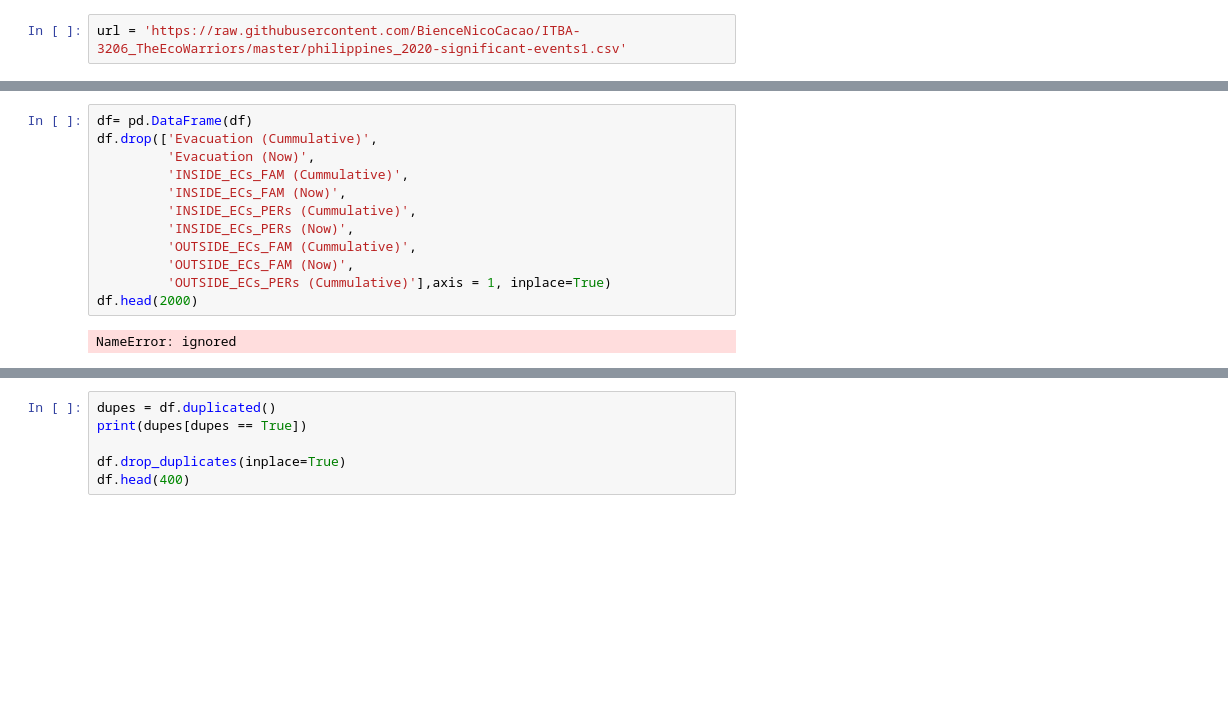
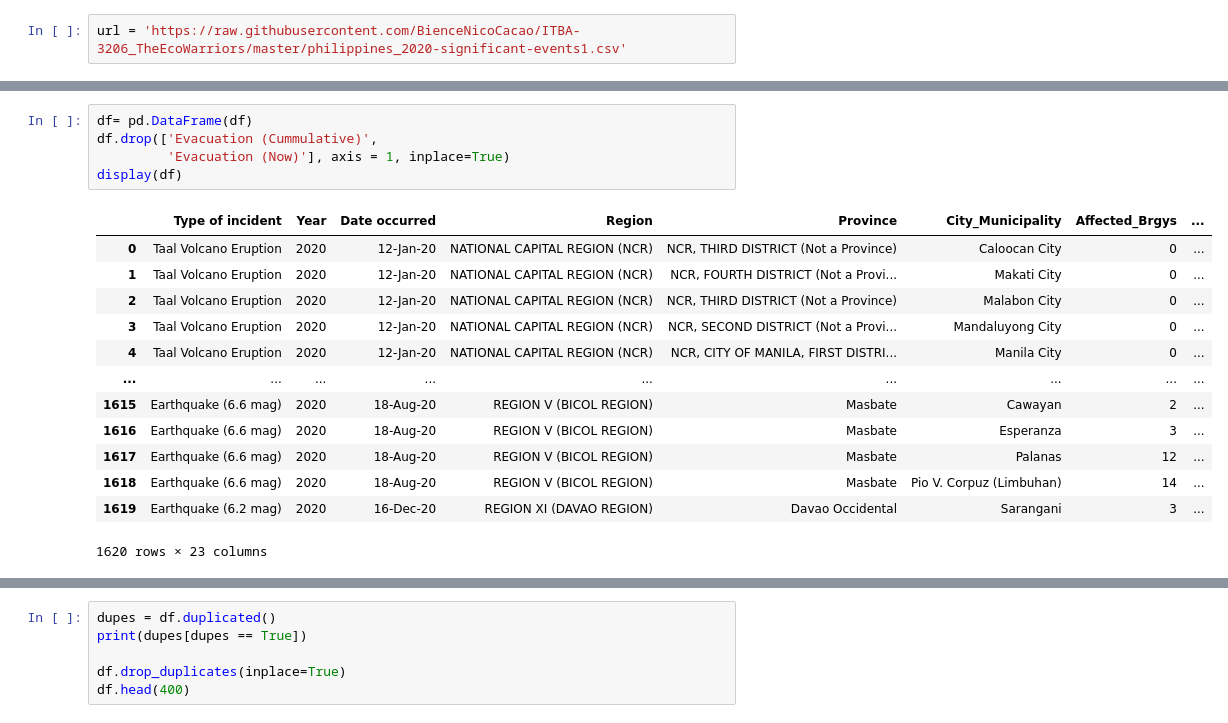
Before and after one commit to BienceNicoCacao/ITBA-3206_TeamDisastersAnalImpact-, a Jupyter notebook: Strategic_Preparedness_for_Disaster_with_DIA.ipynb, the cells around one changed output, grey strips where cells are left out. Saved outputs shown, nothing was run; the diff lists cells and outputs as text; blank space fills up the shorter version.

```diff
--- a/Strategic_Preparedness_for_Disaster_with_DIA.ipynb
+++ b/Strategic_Preparedness_for_Disaster_with_DIA.ipynb
@@ -17,14 +31,19 @@ df.head(1621)
 # %%
 df= pd.DataFrame(df)
 df.drop(['Evacuation (Cummulative)',
-         'Evacuation (Now)',
-         'INSIDE_ECs_FAM (Cummulative)',
-         'INSIDE_ECs_FAM (Now)',
-         'INSIDE_ECs_PERs (Cummulative)',
-         'INSIDE_ECs_PERs (Now)',
-         'OUTSIDE_ECs_FAM (Cummulative)',
-         'OUTSIDE_ECs_FAM (Now)',
-         'OUTSIDE_ECs_PERs (Cummulative)'],axis = 1, inplace=True)
-df.head(2000)
+         'Evacuation (Now)'], axis = 1, inplace=True)
+display(df)
 # %% [output]
+|  | Type of incident | Year | Date occurred | Region | Province | City_Municipality | Affected_Brgys | ... |
+| 0 | Taal Volcano Eruption | 2020 | 12-Jan-20 | NATIONAL CAPITAL REGION (NCR) | NCR, THIRD DISTRICT (Not a Province) | Caloocan City | 0 | ... |
+| 1 | Taal Volcano Eruption | 2020 | 12-Jan-20 | NATIONAL CAPITAL REGION (NCR) | NCR, FOURTH DISTRICT (Not a Provi... | Makati City | 0 | ... |
+| 2 | Taal Volcano Eruption | 2020 | 12-Jan-20 | NATIONAL CAPITAL REGION (NCR) | NCR, THIRD DISTRICT (Not a Province) | Malabon City | 0 | ... |
+| 3 | Taal Volcano Eruption | 2020 | 12-Jan-20 | NATIONAL CAPITAL REGION (NCR) | NCR, SECOND DISTRICT (Not a Provi... | Mandaluyong City | 0 | ... |
+| 4 | Taal Volcano Eruption | 2020 | 12-Jan-20 | NATIONAL CAPITAL REGION (NCR) | NCR, CITY OF MANILA, FIRST DISTRI... | Manila City | 0 | ... |
+| ... | ... | ... | ... | ... | ... | ... | ... | ... |
+| 1615 | Earthquake (6.6 mag) | 2020 | 18-Aug-20 | REGION V (BICOL REGION) | Masbate | Cawayan | 2 | ... |
+| 1616 | Earthquake (6.6 mag) | 2020 | 18-Aug-20 | REGION V (BICOL REGION) | Masbate | Esperanza | 3 | ... |
+| 1617 | Earthquake (6.6 mag) | 2020 | 18-Aug-20 | REGION V (BICOL REGION) | Masbate | Palanas | 12 | ... |
+| 1618 | Earthquake (6.6 mag) | 2020 | 18-Aug-20 | REGION V (BICOL REGION) | Masbate | Pio V. Corpuz (Limbuhan) | 14 | ... |
+| 1619 | Earthquake (6.2 mag) | 2020 | 16-Dec-20 | REGION XI (DAVAO REGION) | Davao Occidental | Sarangani | 3 | ... |
-NameError: ignored
+1620 rows × 23 columns
```
Also changed, not shown: parts of 2 cells of this notebook.
